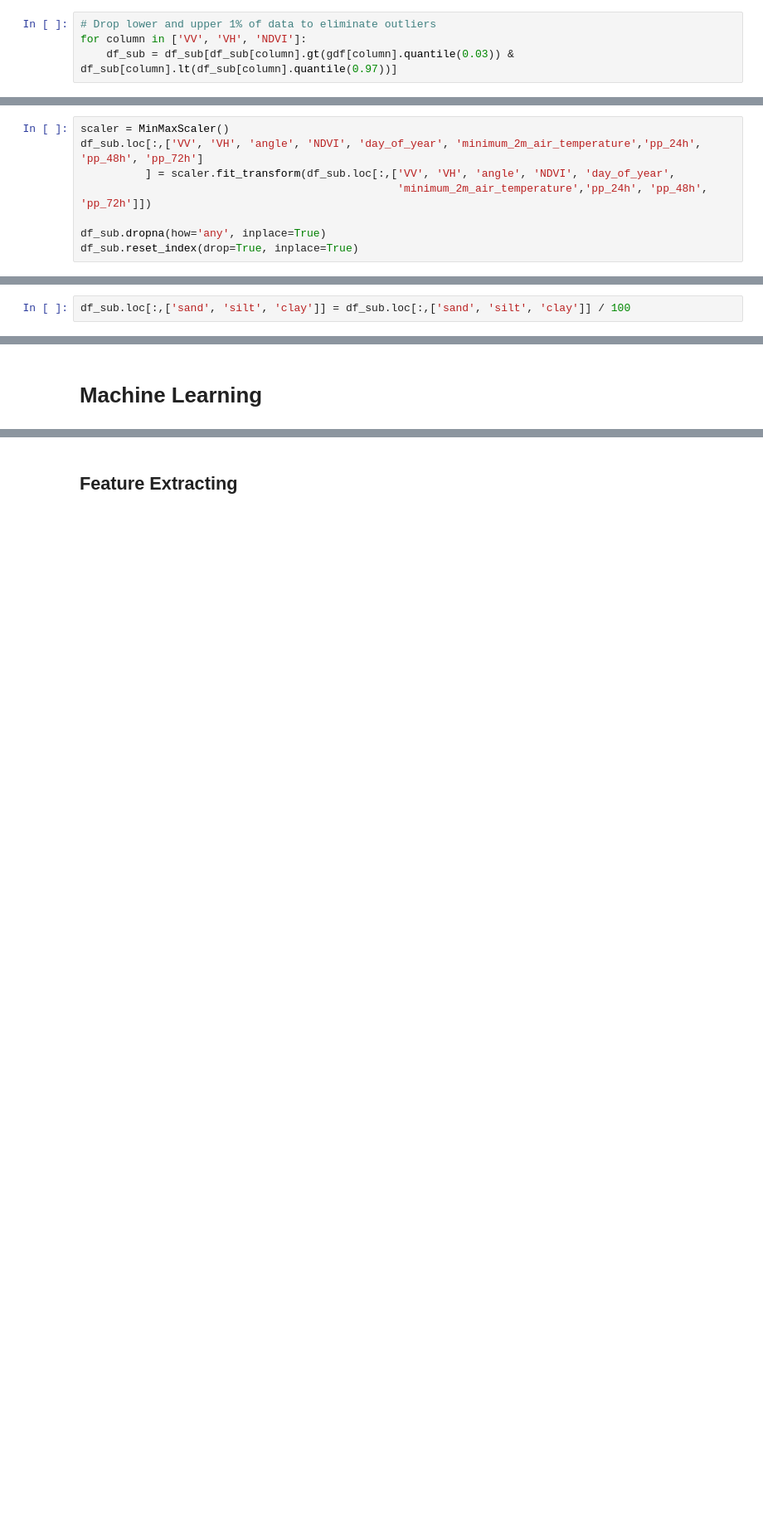
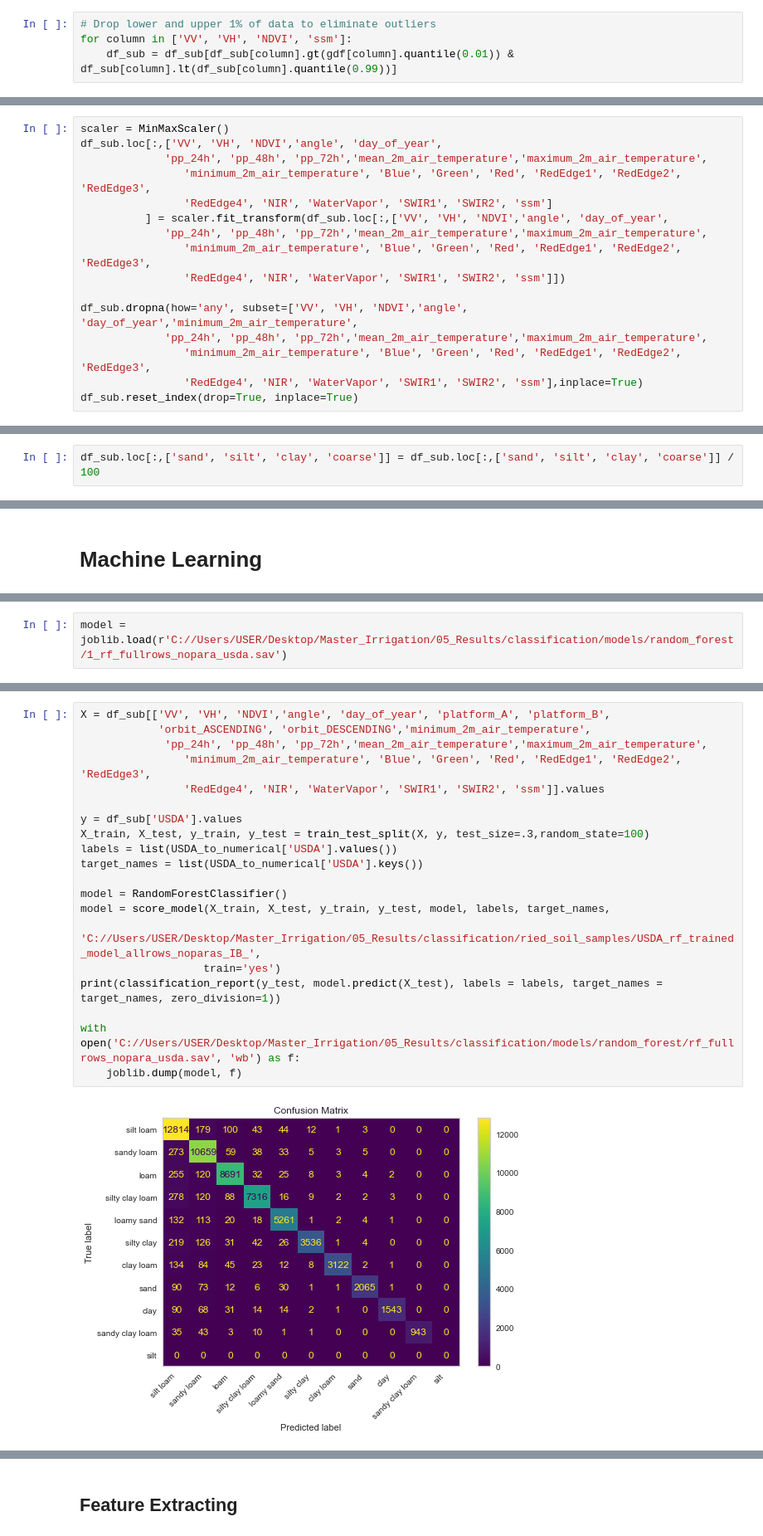
Before and after one commit to till90/irrigation_detection, a Jupyter notebook: jupyter_notebooks/CNN_MLP_Regression_soil.ipynb, the cells around one changed output, grey strips where cells are left out. Shown at 83% size. Cells and saved outputs as stored; diff of their text form; blank space fills up the shorter version.

```diff
--- a/jupyter_notebooks/CNN_MLP_Regression_soil.ipynb
+++ b/jupyter_notebooks/CNN_MLP_Regression_soil.ipynb
@@ -170,5 +453,5 @@ print(len(df_sub))
 Maybe not necesarry with 30m mean values from s1 s2 era5?
 # %%
 # Drop lower and upper 1% of data to eliminate outliers
-for column in ['VV', 'VH', 'NDVI']:
-    df_sub = df_sub[df_sub[column].gt(gdf[column].quantile(0.03)) & df_sub[column].lt(df_sub[column].quantile(0.97))]
+for column in ['VV', 'VH', 'NDVI', 'ssm']:
+    df_sub = df_sub[df_sub[column].gt(gdf[column].quantile(0.01)) & df_sub[column].lt(df_sub[column].quantile(0.99))]
@@ -178,9 +463,17 @@ for column in ['VV', 'VH', 'NDVI']:
 ### for all values together
 # %%
 scaler = MinMaxScaler()
-df_sub.loc[:,['VV', 'VH', 'angle', 'NDVI', 'day_of_year', 'minimum_2m_air_temperature','pp_24h', 'pp_48h', 'pp_72h']
-          ] = scaler.fit_transform(df_sub.loc[:,['VV', 'VH', 'angle', 'NDVI', 'day_of_year',
-                                                 'minimum_2m_air_temperature','pp_24h', 'pp_48h', 'pp_72h']])
+df_sub.loc[:,['VV', 'VH', 'NDVI','angle', 'day_of_year',
+             'pp_24h', 'pp_48h', 'pp_72h','mean_2m_air_temperature','maximum_2m_air_temperature',
+                'minimum_2m_air_temperature', 'Blue', 'Green', 'Red', 'RedEdge1', 'RedEdge2', 'RedEdge3',
+                'RedEdge4', 'NIR', 'WaterVapor', 'SWIR1', 'SWIR2', 'ssm']
+          ] = scaler.fit_transform(df_sub.loc[:,['VV', 'VH', 'NDVI','angle', 'day_of_year',
+             'pp_24h', 'pp_48h', 'pp_72h','mean_2m_air_temperature','maximum_2m_air_temperature',
+                'minimum_2m_air_temperature', 'Blue', 'Green', 'Red', 'RedEdge1', 'RedEdge2', 'RedEdge3',
+                'RedEdge4', 'NIR', 'WaterVapor', 'SWIR1', 'SWIR2', 'ssm']])
 
-df_sub.dropna(how='any', inplace=True)
+df_sub.dropna(how='any', subset=['VV', 'VH', 'NDVI','angle', 'day_of_year','minimum_2m_air_temperature',
+             'pp_24h', 'pp_48h', 'pp_72h','mean_2m_air_temperature','maximum_2m_air_temperature',
+                'minimum_2m_air_temperature', 'Blue', 'Green', 'Red', 'RedEdge1', 'RedEdge2', 'RedEdge3',
+                'RedEdge4', 'NIR', 'WaterVapor', 'SWIR1', 'SWIR2', 'ssm'],inplace=True)
 df_sub.reset_index(drop=True, inplace=True)
@@ -187,4 +483,4 @@ df_sub.reset_index(drop=True, inplace=True)
 # %% [markdown]
 ### for percentage values
 # %%
-df_sub.loc[:,['sand', 'silt', 'clay']] = df_sub.loc[:,['sand', 'silt', 'clay']] / 100
+df_sub.loc[:,['sand', 'silt', 'clay', 'coarse']] = df_sub.loc[:,['sand', 'silt', 'clay', 'coarse']] / 100
@@ -250 +645,3 @@ from sklearn.naive_bayes import GaussianNB
 from keras.wrappers.scikit_learn import KerasClassifier
+# %%
+model = joblib.load(r'C://Users/USER/Desktop/Master_Irrigation/05_Results/classification/models/random_forest/1_rf_fullrows_nopara_usda.sav')
@@ -250,0 +690,22 @@ from keras.wrappers.scikit_learn import KerasClassifier
+# %%
+X = df_sub[['VV', 'VH', 'NDVI','angle', 'day_of_year', 'platform_A', 'platform_B',
+            'orbit_ASCENDING', 'orbit_DESCENDING','minimum_2m_air_temperature',
+             'pp_24h', 'pp_48h', 'pp_72h','mean_2m_air_temperature','maximum_2m_air_temperature',
+                'minimum_2m_air_temperature', 'Blue', 'Green', 'Red', 'RedEdge1', 'RedEdge2', 'RedEdge3',
+                'RedEdge4', 'NIR', 'WaterVapor', 'SWIR1', 'SWIR2', 'ssm']].values
+
+y = df_sub['USDA'].values
+X_train, X_test, y_train, y_test = train_test_split(X, y, test_size=.3,random_state=100)
+labels = list(USDA_to_numerical['USDA'].values())
+target_names = list(USDA_to_numerical['USDA'].keys())
+
+model = RandomForestClassifier()
+model = score_model(X_train, X_test, y_train, y_test, model, labels, target_names,
+                    'C://Users/USER/Desktop/Master_Irrigation/05_Results/classification/ried_soil_samples/USDA_rf_trained_model_allrows_noparas_IB_',
+                   train='yes')
+print(classification_report(y_test, model.predict(X_test), labels = labels, target_names = target_names, zero_division=1))
+
+with open('C://Users/USER/Desktop/Master_Irrigation/05_Results/classification/models/random_forest/rf_fullrows_nopara_usda.sav', 'wb') as f:
+    joblib.dump(model, f)
+# %% [output]
+[figure, added]
```
Also changed, not shown: parts of 77 cells of this notebook, 3 other files.
